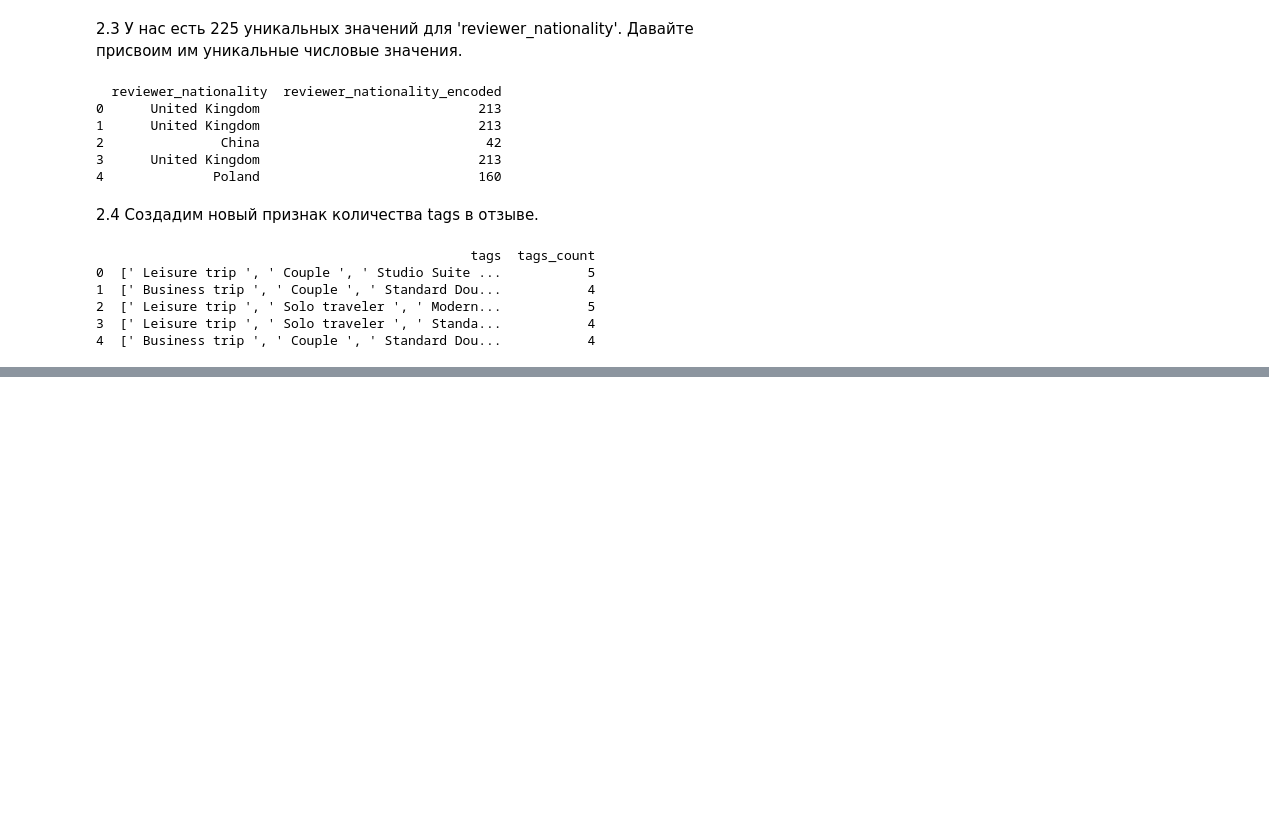
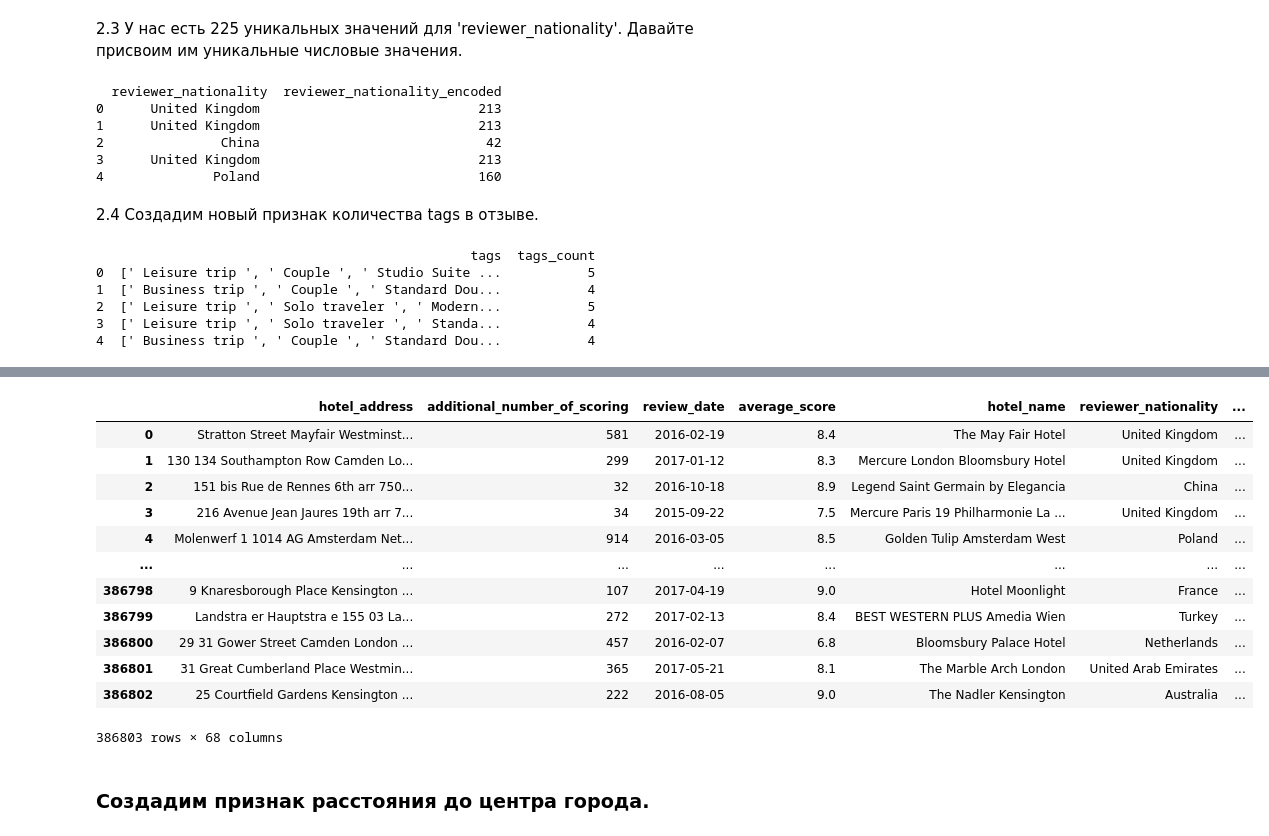
Before and after one commit to IvanMonakov/DataScience, a Jupyter notebook: Projects DS/PROJECT-3/EDA_Proj_3_Model.ipynb, the cells around one changed output, grey strips where cells are left out. Cells and saved outputs as stored; diff of their text form; code cells hidden in the pictures; blank space fills up the shorter version.

```diff
--- a/Projects DS/PROJECT-3/EDA_Proj_3_Model.ipynb
+++ b/Projects DS/PROJECT-3/EDA_Proj_3_Model.ipynb
@@ -245,0 +486,4 @@ KeyError: 'hotel_address'
+# %%
+bin_encoder = ce.BinaryEncoder(cols=['reviewer_nationality']) # указываем столбец для кодирования
+type_bin = bin_encoder.fit_transform(data['reviewer_nationality'])
+data = pd.concat([data, type_bin], axis=1)
@@ -245,0 +492,6 @@ KeyError: 'hotel_address'
+# %%
+import nltk
+nltk.download('vader_lexicon')
+from nltk.sentiment.vader import SentimentIntensityAnalyzer
+
+sid = SentimentIntensityAnalyzer()
@@ -245,0 +502,4 @@ KeyError: 'hotel_address'
+# %%
+data['scores_negative'] = data['negative_review'].apply(lambda negative_review: sid.polarity_scores(negative_review))
+data['scores_positive'] = data['positive_review'].apply(lambda positive_review: sid.polarity_scores(positive_review))
+data['scores_negative']
@@ -245,0 +519,30 @@ KeyError: 'hotel_address'
+# %%
+# обрабатываем неготивные отзыва
+data['negative_neg'] = data['scores_negative'].apply(lambda arg: list((arg).values())[0])
+data['negative_neu'] = data['scores_negative'].apply(lambda arg: list((arg).values())[1])
+data['negative_pos'] = data['scores_negative'].apply(lambda arg: list((arg).values())[2])
+data['negative_compound'] = data['scores_negative'].apply(lambda arg: list((arg).values())[-1])
+
+# обрабатываем позитивные отзывы
+data['positive_neg'] = data['scores_positive'].apply(lambda arg: list((arg).values())[0])
+data['positive_neu'] = data['scores_positive'].apply(lambda arg: list((arg).values())[1])
+data['positive_pos'] = data['scores_positive'].apply(lambda arg: list((arg).values())[2])
+data['positive_compound'] = data['scores_positive'].apply(lambda arg: list((arg).values())[-1])
+# %%
+data
+# %% [output]
+|  | hotel_address | additional_number_of_scoring | review_date | average_score | hotel_name | reviewer_nationality | ... |
+| 0 | Stratton Street Mayfair Westminst... | 581 | 2016-02-19 | 8.4 | The May Fair Hotel | United Kingdom | ... |
+| 1 | 130 134 Southampton Row Camden Lo... | 299 | 2017-01-12 | 8.3 | Mercure London Bloomsbury Hotel | United Kingdom | ... |
+| 2 | 151 bis Rue de Rennes 6th arr 750... | 32 | 2016-10-18 | 8.9 | Legend Saint Germain by Elegancia | China | ... |
+| 3 | 216 Avenue Jean Jaures 19th arr 7... | 34 | 2015-09-22 | 7.5 | Mercure Paris 19 Philharmonie La ... | United Kingdom | ... |
+| 4 | Molenwerf 1 1014 AG Amsterdam Net... | 914 | 2016-03-05 | 8.5 | Golden Tulip Amsterdam West | Poland | ... |
+| ... | ... | ... | ... | ... | ... | ... | ... |
+| 386798 | 9 Knaresborough Place Kensington ... | 107 | 2017-04-19 | 9.0 | Hotel Moonlight | France | ... |
+| 386799 | Landstra er Hauptstra e 155 03 La... | 272 | 2017-02-13 | 8.4 | BEST WESTERN PLUS Amedia Wien | Turkey | ... |
+| 386800 | 29 31 Gower Street Camden London ... | 457 | 2016-02-07 | 6.8 | Bloomsbury Palace Hotel | Netherlands | ... |
+| 386801 | 31 Great Cumberland Place Westmin... | 365 | 2017-05-21 | 8.1 | The Marble Arch London | United Arab Emirates | ... |
+| 386802 | 25 Courtfield Gardens Kensington ... | 222 | 2016-08-05 | 9.0 | The Nadler Kensington | Australia | ... |
+386803 rows × 68 columns
+# %% [markdown]
+### Создадим признак расстояния до центра города.
```
Also changed, not shown: parts of 49 cells of this notebook, 3 other files.
